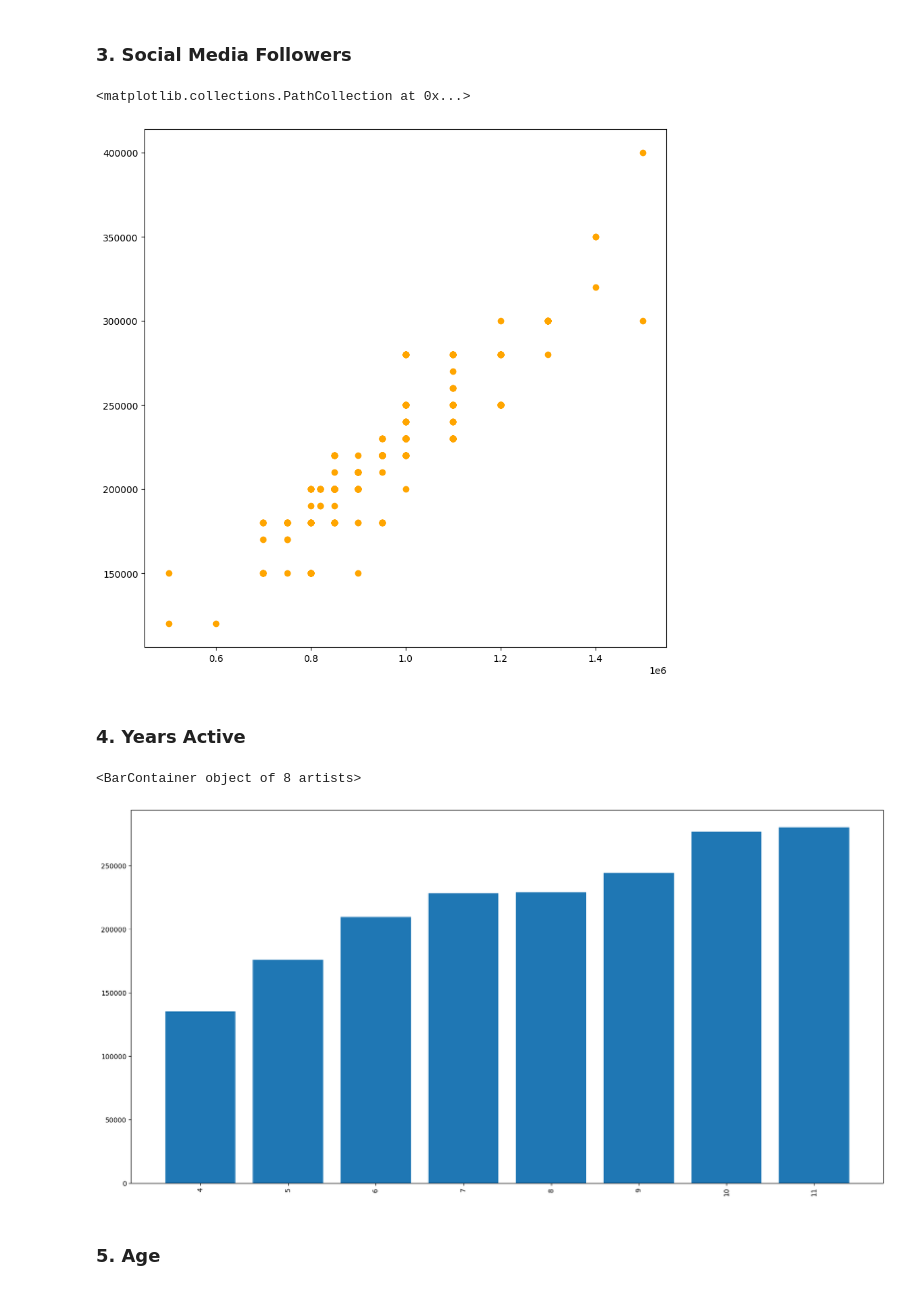
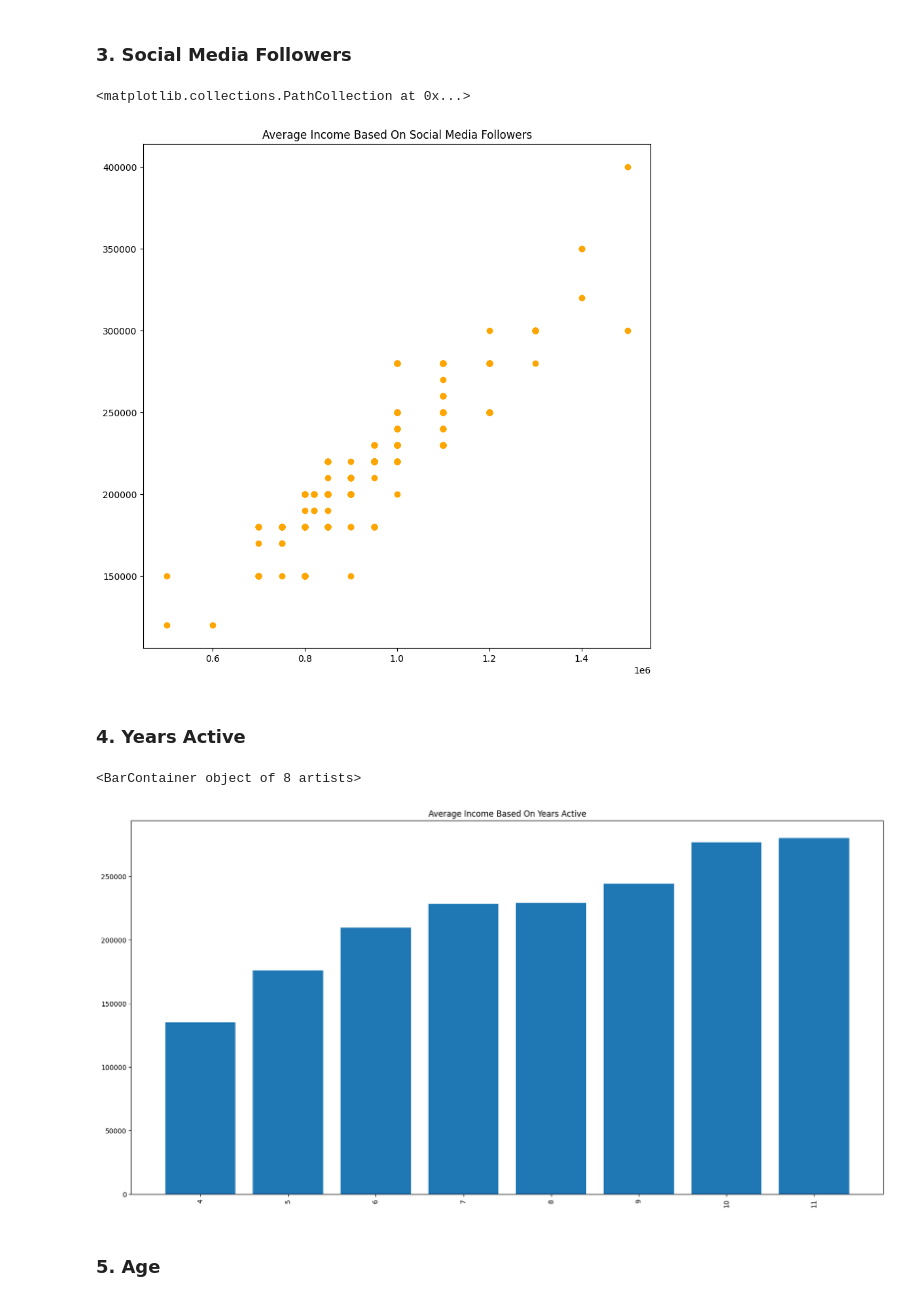
Before and after one commit to soph-colo/data3000-adv-ds, a Jupyter notebook: chatgpt-influencer/notebooks/data_analysis.ipynb, the cells around one changed output. Drawn from its saved outputs; the diff is of its cells as text; code cells hidden in the pictures.

```diff
--- a/chatgpt-influencer/notebooks/data_analysis.ipynb
+++ b/chatgpt-influencer/notebooks/data_analysis.ipynb
@@ -79,23 +82,25 @@ plt.bar(X, y)
 X = data['Social_Media_Followers']
 y = data['Income_Per_Year']
 plt.figure(figsize=(10,10))
+plt.title("Average Income Based On Social Media Followers")
 plt.scatter(X, y, c='orange')
 # %% [output]
 <matplotlib.collections.PathCollection at 0x...>
-[figure, old version]
+[figure, new version]
 # %% [markdown]
 ### 4. Years Active
 # %%
 years_income = data.groupby(['Years_Active'])['Income_Per_Year'].mean().to_frame().reset_index()
 years_income = years_income.sort_values(by =['Income_Per_Year'])
 X = years_income['Years_Active']
 y = years_income['Income_Per_Year']
 plt.figure(figsize=(20,10))
 plt.xticks(rotation=90)
+plt.title("Average Income Based On Years Active")
 plt.bar(X, y)
 # %% [output]
 <BarContainer object of 8 artists>
-[figure, old version]
+[figure, new version]
 # %% [markdown]
 ### 5. Age
 # %%
```
Also changed, not shown: parts of 9 cells of this notebook, 8 other files.
